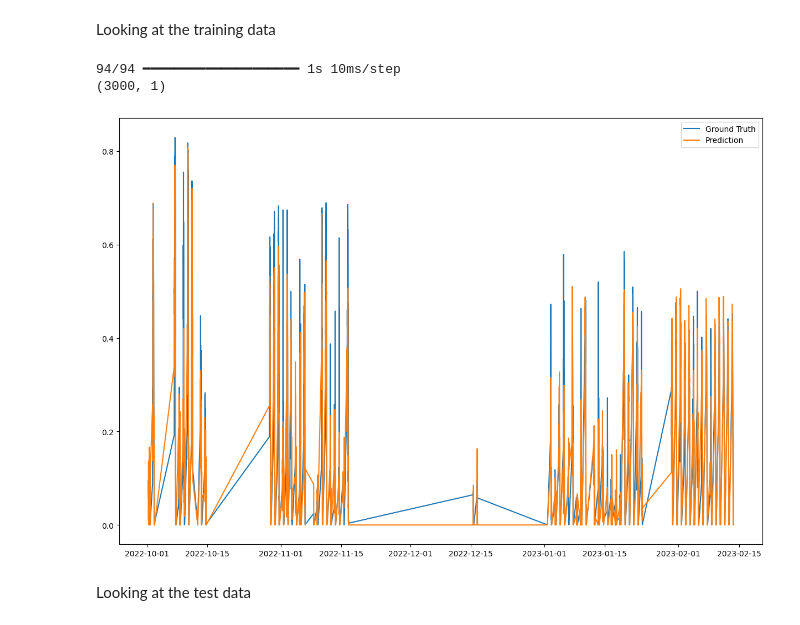
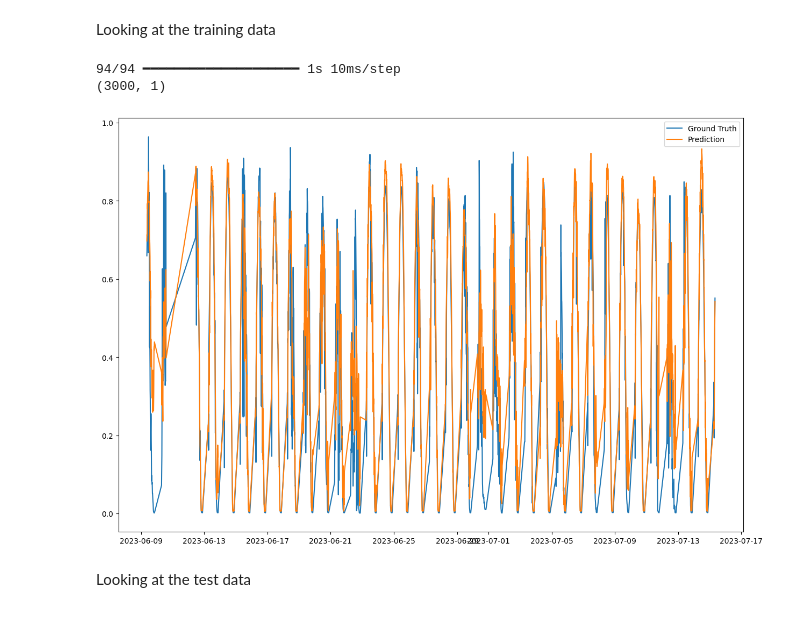
Before and after one commit to TomasVDDC/DLOI, a Jupyter notebook: code_Tomas.ipynb, the cells around one changed output. Saved outputs shown, nothing was run; the diff lists cells and outputs as text; code cells hidden in the pictures.

Commit message:
changed the save_downcsaled script to take the end of the training data as input because the beginning was corrupted

```diff
--- a/code_Tomas.ipynb
+++ b/code_Tomas.ipynb
@@ -119,6 +119,6 @@ opt =tf.keras.optimizers.Adam(learning_rate = 1e-3)  #default is 1e-3,
 model.compile(optimizer=opt, loss='mean_squared_error',)
 
 # history
-history = model.fit(X_train_normalised, labels_train_normalised[:num_train_samples], epochs=10,  validation_data=(X_val_normalised, labels_val_normalised[:num_val_samples]))
+history = model.fit(X_train_normalised, labels_train_normalised[-num_train_samples:], epochs=10,  validation_data=(X_val_normalised, labels_val_normalised[:num_val_samples]))
 # %% [output]
 Epoch 1/10
@@ -146,19 +146,19 @@ Looking at the training data
 # %%
 predictions1 = model.predict(X_train_normalised)
 
 print(predictions1.shape)
 
 # Plot the predictions
 plt.figure(figsize=(15, 10))
-plt.plot(common_time_train[:num_train_samples], labels_train_normalised[:num_train_samples], label='Ground Truth')
+plt.plot(common_time_train[-num_train_samples:], labels_train_normalised[-num_train_samples:], label='Ground Truth')
 #predictions1_plot = np.squeeze(predictions1, axis=(1, 2))
-plt.plot(common_time_train[:num_train_samples], predictions1, label='Prediction')
+plt.plot(common_time_train[-num_train_samples:], predictions1, label='Prediction')
 plt.legend()
 plt.show()
 # %% [output]
 94/94 ━━━━━━━━━━━━━━━━━━━━ 1s 10ms/step
 (3000, 1)
-[figure, old version]
+[figure, new version]
 # %% [markdown]
 Looking at the test data
 # %%
```
Also changed, not shown: parts of 2 cells of this notebook, 1 other file.
